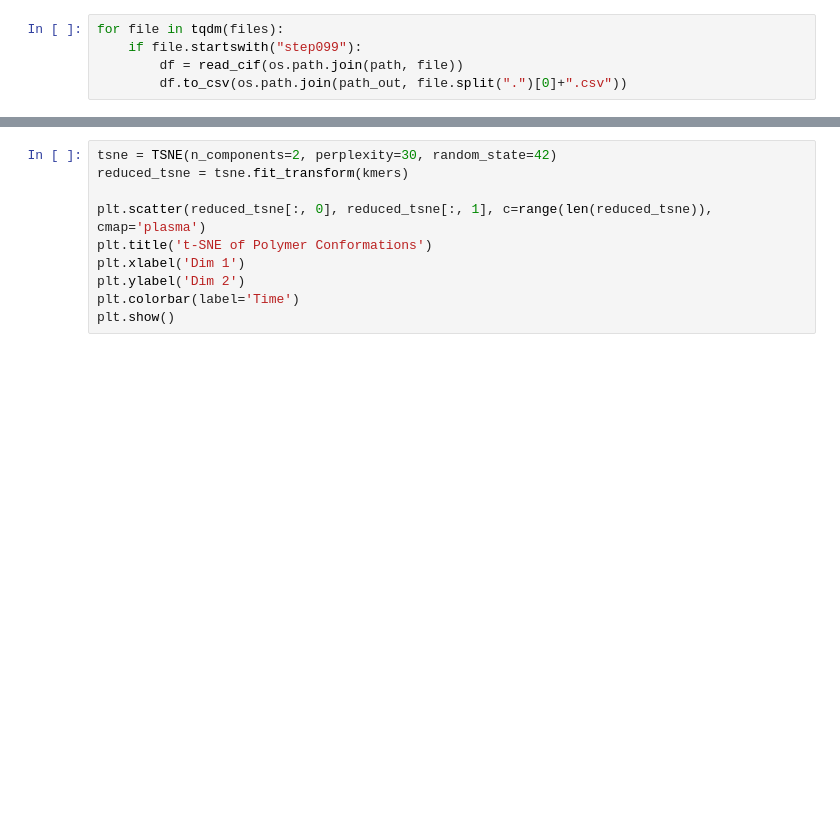
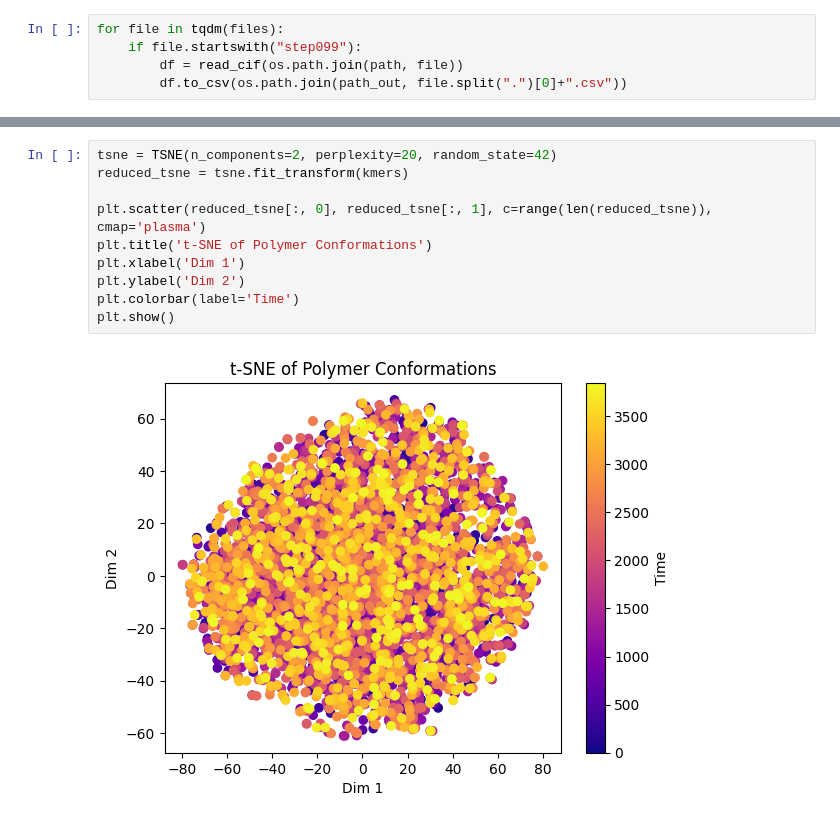
Before and after one commit to SFGLab/Team8_PhaseSpecific_Chromatin_Changes, a Jupyter notebook: 3D_models_structure_clustering.ipynb, the cells around one changed output, grey strips where cells are left out. Cells and saved outputs as stored; diff of their text form; blank space fills up the shorter version.

```diff
--- a/3D_models_structure_clustering.ipynb
+++ b/3D_models_structure_clustering.ipynb
@@ -85,11 +147,13 @@ plt.show()
 # %%
-tsne = TSNE(n_components=2, perplexity=30, random_state=42)
+tsne = TSNE(n_components=2, perplexity=20, random_state=42)
 reduced_tsne = tsne.fit_transform(kmers)
 
 plt.scatter(reduced_tsne[:, 0], reduced_tsne[:, 1], c=range(len(reduced_tsne)), cmap='plasma')
 plt.title('t-SNE of Polymer Conformations')
 plt.xlabel('Dim 1')
 plt.ylabel('Dim 2')
 plt.colorbar(label='Time')
 plt.show()
+# %% [output]
+[figure, added]
 # %%
```
Also changed, not shown: parts of 12 cells of this notebook.
